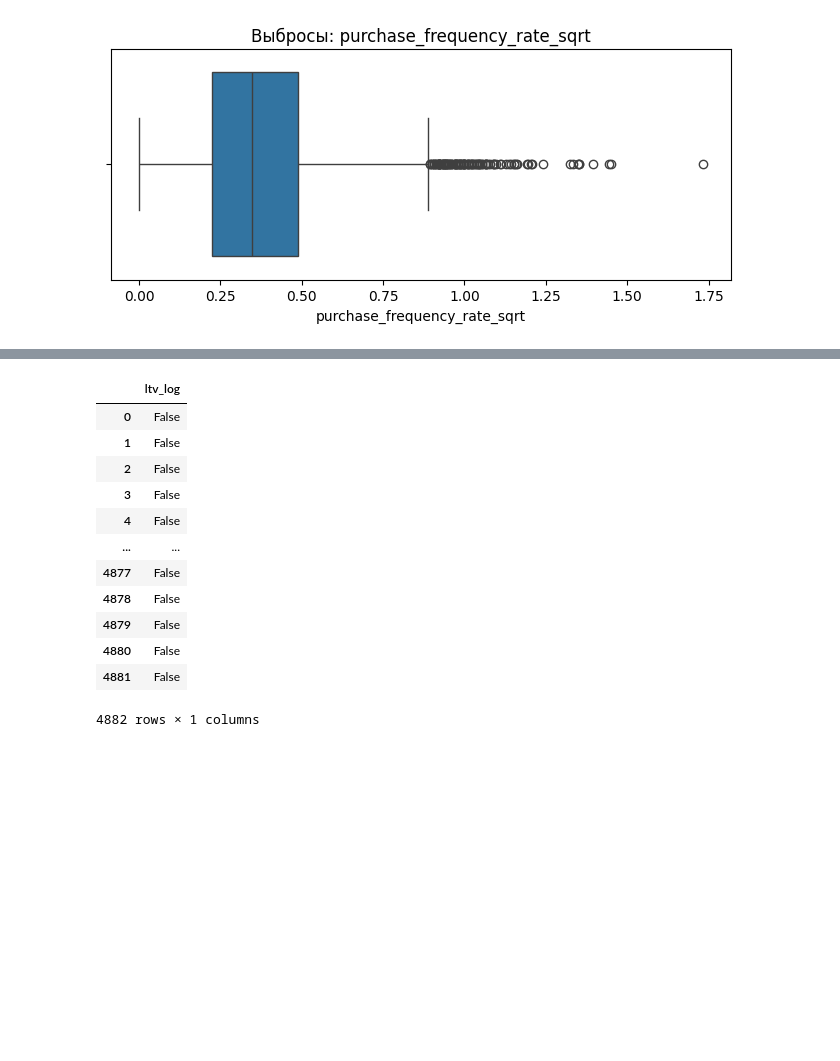
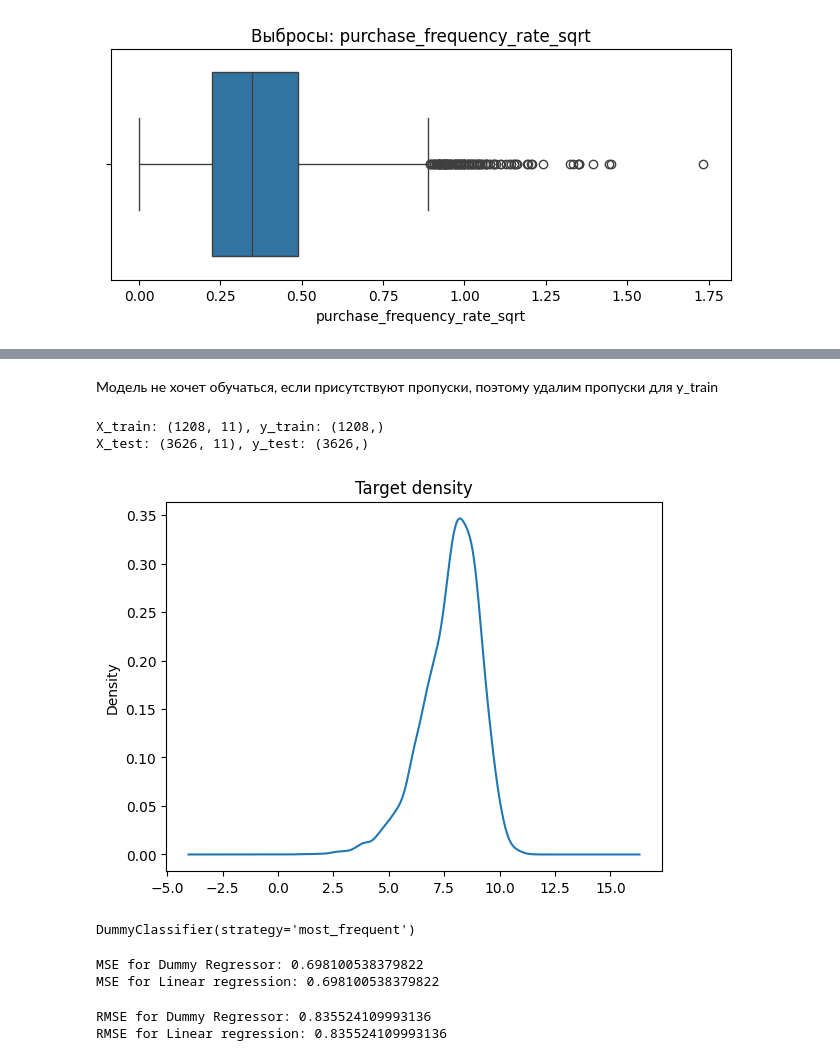
Before and after one commit to arlinrus/vkr, a Jupyter notebook: diplom.ipynb, the cells around one changed output, grey strips where cells are left out. Saved outputs shown, nothing was run; the diff lists cells and outputs as text; code cells hidden in the pictures; blank space fills up the shorter version.

```diff
--- a/diplom.ipynb
+++ b/diplom.ipynb
@@ -612,21 +617,19 @@ Index(['user_id', 'total_revenue', 'num_order', 'total_quantity',
-# %%
-df[['ltv_log']].isna()
-# %% [output]
-|  | ltv_log |
-| 0 | False |
-| 1 | False |
-| 2 | False |
-| 3 | False |
-| 4 | False |
-| ... | ... |
-| 4877 | False |
-| 4878 | False |
-| 4879 | False |
-| 4880 | False |
-| 4881 | False |
-4882 rows × 1 columns
+# %% [markdown]
+Модель не хочет обучаться, если присутствуют пропуски, поэтому удалим пропуски для y_train
+# %%
+df_ = df.dropna(subset=['ltv_log']).copy()
 # %%
-X = df[['num_order','total_quantity', 'avg_unit_price', 'avg_order_value', 'purchase_frequency_rate_sqrt','avg_days_between_orders_log', 'recency_log', 'customer_age_log', 'tenure_log','revenue_per_day_log', 'average_order_size']]
-y = df['ltv_log']
+X = df_[['num_order','total_quantity', 'avg_unit_price', 'avg_order_value', 'purchase_frequency_rate_sqrt','avg_days_between_orders_log', 'recency_log', 'customer_age_log', 'tenure_log','revenue_per_day_log', 'average_order_size']]
+y = df_['ltv_log']
 X_train, X_test, y_train, y_test = train_test_split(X, y, train_size=0.25, random_state= 2023)
+# %%
+print(f"X_train: {X_train.shape}, y_train: {y_train.shape}")
+print(f"X_test: {X_test.shape}, y_test: {y_test.shape}")
+# %% [output]
+X_train: (1208, 11), y_train: (1208,)
+X_test: (3626, 11), y_test: (3626,)
+# %%
+y.plot(kind='kde', title='Target density');
+# %% [output]
+[figure, added]
 # %%
@@ -634 +637,5 @@ dummy_clf = DummyClassifier(strategy="most_frequent")
 dummy_clf.fit(X_train, y_train);
+# %%
+dummy_clf
+# %% [output]
+DummyClassifier(strategy='most_frequent')
@@ -634,0 +653,12 @@ dummy_clf.fit(X_train, y_train);
+# %%
+print(f'MSE for Dummy Regressor: {mean_squared_error(y_test, y_preds_dummy)}')
+print(f'MSE for Linear regression: {mean_squared_error(y_test, y_preds_lr)}')
+# %% [output]
+MSE for Dummy Regressor: 0.698100538379822
+MSE for Linear regression: 0.698100538379822
+# %%
+print(f'RMSE for Dummy Regressor: {root_mean_squared_error(y_test, y_preds_dummy)}')
+print(f'RMSE for Linear regression: {root_mean_squared_error(y_test, y_preds_lr)}')
+# %% [output]
+RMSE for Dummy Regressor: 0.835524109993136
+RMSE for Linear regression: 0.835524109993136
```
Also changed, not shown: parts of 14 cells of this notebook.
